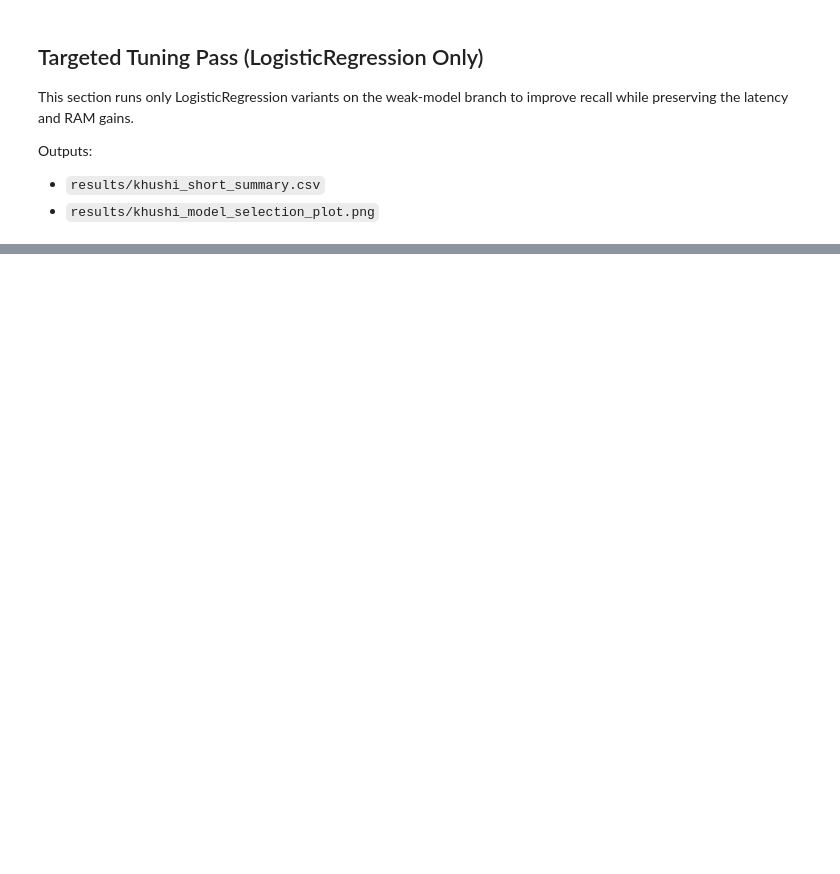
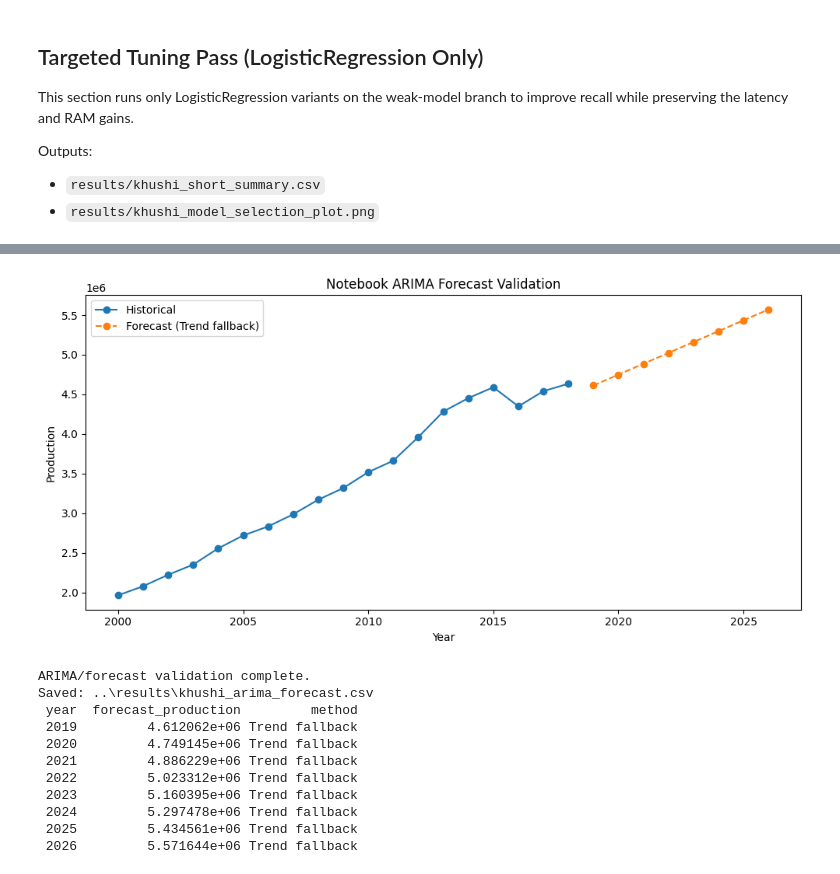
Before and after one commit to KhushiChandak04/Aquaculture-MajorProject, a Jupyter notebook: notebooks/02_productivity_khushi.ipynb, the cells around one changed output, grey strips where cells are left out. Saved outputs shown, nothing was run; the diff lists cells and outputs as text; code cells hidden in the pictures; blank space fills up the shorter version.

```diff
--- a/notebooks/02_productivity_khushi.ipynb
+++ b/notebooks/02_productivity_khushi.ipynb
@@ -906,0 +1020,75 @@ LogisticRegression_XAI_Improved  0.676040         0.656391      0.694081  0.6586
+# %%
+from pathlib import Path
+import numpy as np
+import pandas as pd
+import matplotlib.pyplot as plt
+
+try:
+    from statsmodels.tsa.arima.model import ARIMA
+    HAS_ARIMA = True
+except Exception:
+    HAS_ARIMA = False
+
+RESULT_DIR = Path("..") / "results"
+RESULT_DIR.mkdir(parents=True, exist_ok=True)
+
+if "raw_df" in globals():
+    source_df = raw_df.copy()
+else:
+    source_df = pd.read_csv(Path("..") / "data" / "processed" / "final_dataset.csv")
+
+if "year" not in source_df.columns or "production" not in source_df.columns:
+    raise ValueError("ARIMA section requires 'year' and 'production' columns.")
+
+yearly = source_df.groupby("year", as_index=False)["production"].mean().sort_values("year")
+series = yearly["production"].astype(float).reset_index(drop=True)
+
+horizon = 8
+if HAS_ARIMA and len(series) >= 20:
+    model = ARIMA(series.values, order=(1, 1, 1)).fit()
+    forecast_values = np.array(model.forecast(steps=horizon))
+    method = "ARIMA(1,1,1)"
+else:
+    roll = series.rolling(window=min(6, len(series)), min_periods=1).mean()
+    slope = (roll.iloc[-1] - roll.iloc[max(0, len(roll) - 6)]) / max(1, min(6, len(roll) - 1))
+    start = roll.iloc[-1]
+    forecast_values = np.array([start + slope * (i + 1) for i in range(horizon)])
+    method = "Trend fallback"
+
+last_year = int(yearly["year"].max())
+future_years = np.arange(last_year + 1, last_year + 1 + horizon)
+forecast_df = pd.DataFrame({
+    "year": future_years,
+    "forecast_production": forecast_values,
+    "method": method,
+})
+
+forecast_out = RESULT_DIR / "khushi_arima_forecast.csv"
+forecast_df.to_csv(forecast_out, index=False)
+
+plt.figure(figsize=(10, 5))
+plt.plot(yearly["year"], yearly["production"], marker="o", label="Historical")
+plt.plot(forecast_df["year"], forecast_df["forecast_production"], marker="o", linestyle="--", label=f"Forecast ({method})")
+plt.title("Notebook ARIMA Forecast Validation")
+plt.xlabel("Year")
+plt.ylabel("Production")
+plt.legend()
+plt.tight_layout()
+plt.show()
+
+print("ARIMA/forecast validation complete.")
+print("Saved:", forecast_out)
+print(forecast_df.to_string(index=False))
+# %% [output]
+[figure, added]
+ARIMA/forecast validation complete.
+Saved: ..\results\khushi_arima_forecast.csv
+ year  forecast_production         method
+ 2019         4.612062e+06 Trend fallback
+ 2020         4.749145e+06 Trend fallback
+ 2021         4.886229e+06 Trend fallback
+ 2022         5.023312e+06 Trend fallback
+ 2023         5.160395e+06 Trend fallback
+ 2024         5.297478e+06 Trend fallback
+ 2025         5.434561e+06 Trend fallback
+ 2026         5.571644e+06 Trend fallback
```
Also changed, not shown: parts of 14 cells of this notebook, 8 other files.
